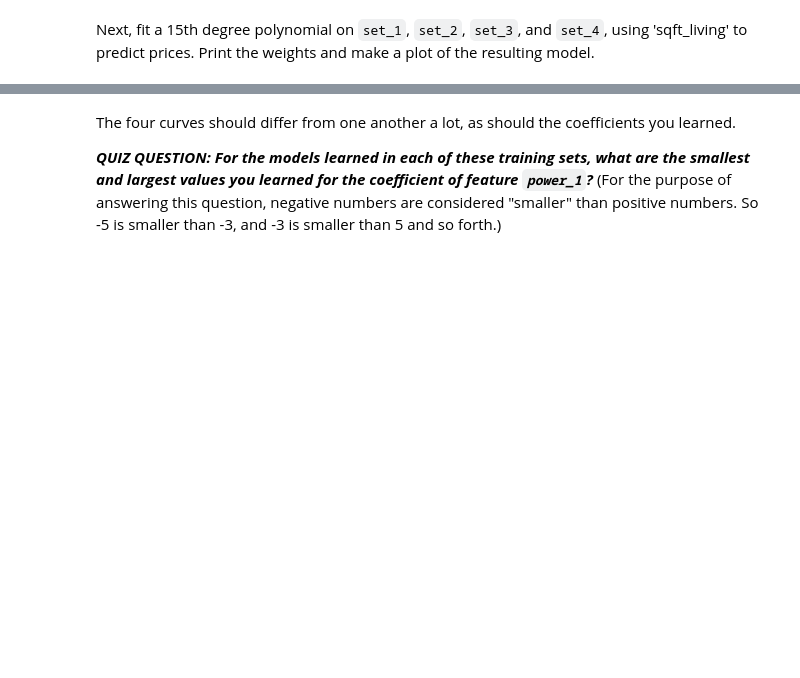
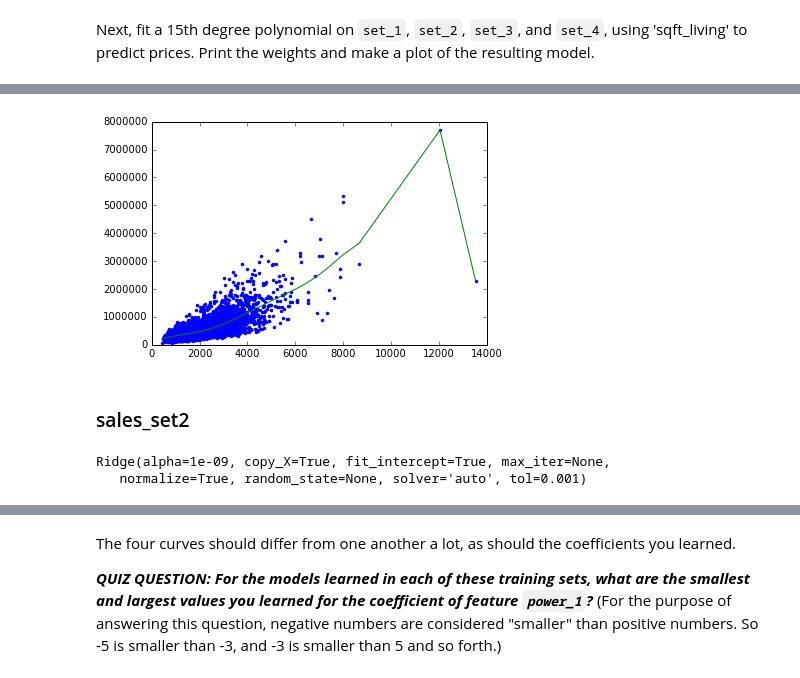
Before and after one commit to ddumet/coursera_machine_learning_pathway_regression, a Jupyter notebook: week-4-ridge-regression-assignment-1.ipynb, the cells around one changed output, grey strips where cells are left out. Cells and saved outputs as stored; diff of their text form; code cells hidden in the pictures; blank space fills up the shorter version.

```diff
--- a/week-4-ridge-regression-assignment-1.ipynb
+++ b/week-4-ridge-regression-assignment-1.ipynb
@@ -141,0 +143,2 @@ Next, fit a 15th degree polynomial on `set_1`, `set_2`, `set_3`, and `set_4`, us
+# %%
+l2_small_penalty = 1e-9
@@ -141,0 +147,5 @@ Next, fit a 15th degree polynomial on `set_1`, `set_2`, `set_3`, and `set_4`, us
+# %%
+poly15_set1 = polynomial_dframe(sales_set1[["sqft_living"]], 15)
+# %%
+model15_set1 = Ridge(l2_small_penalty, normalize=True)
+model15_set1.fit(poly15_set1,sales_set1["price"])
@@ -141,0 +167,7 @@ Next, fit a 15th degree polynomial on `set_1`, `set_2`, `set_3`, and `set_4`, us
+# %%
+plt.plot(poly15_set1["power_1"],sales_set1["price"],'.',
+        poly15_set1["power_1"], model15_set1.predict(poly15_set1),'-');
+# %% [output]
+[figure, added]
+# %% [markdown]
+### sales_set2
@@ -141,0 +176,6 @@ Next, fit a 15th degree polynomial on `set_1`, `set_2`, `set_3`, and `set_4`, us
+# %%
+model15_set2 = Ridge(l2_small_penalty, normalize=True)
+model15_set2.fit(poly15_set2,sales_set2["price"])
+# %% [output]
+Ridge(alpha=1e-09, copy_X=True, fit_intercept=True, max_iter=None,
+   normalize=True, random_state=None, solver='auto', tol=0.001)
```
Also changed, not shown: parts of 58 cells of this notebook.
